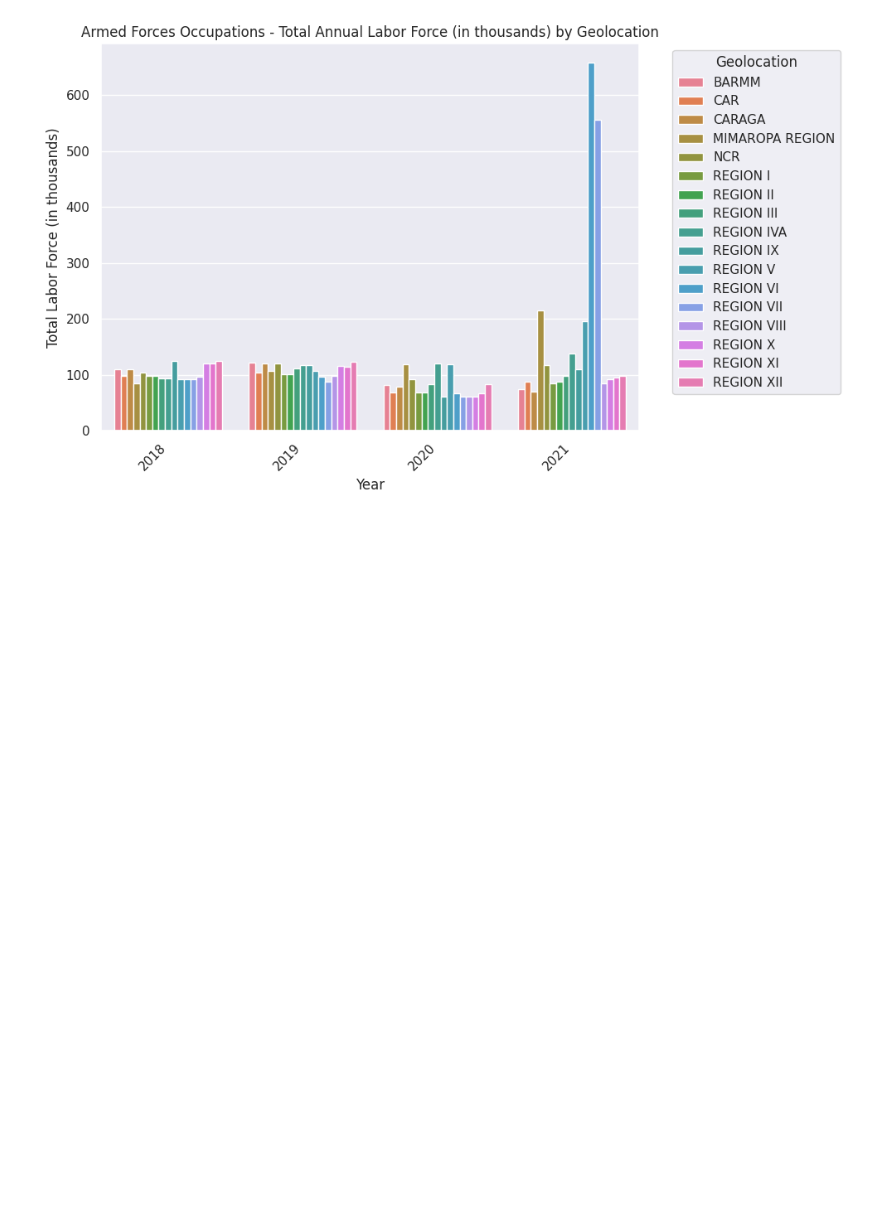
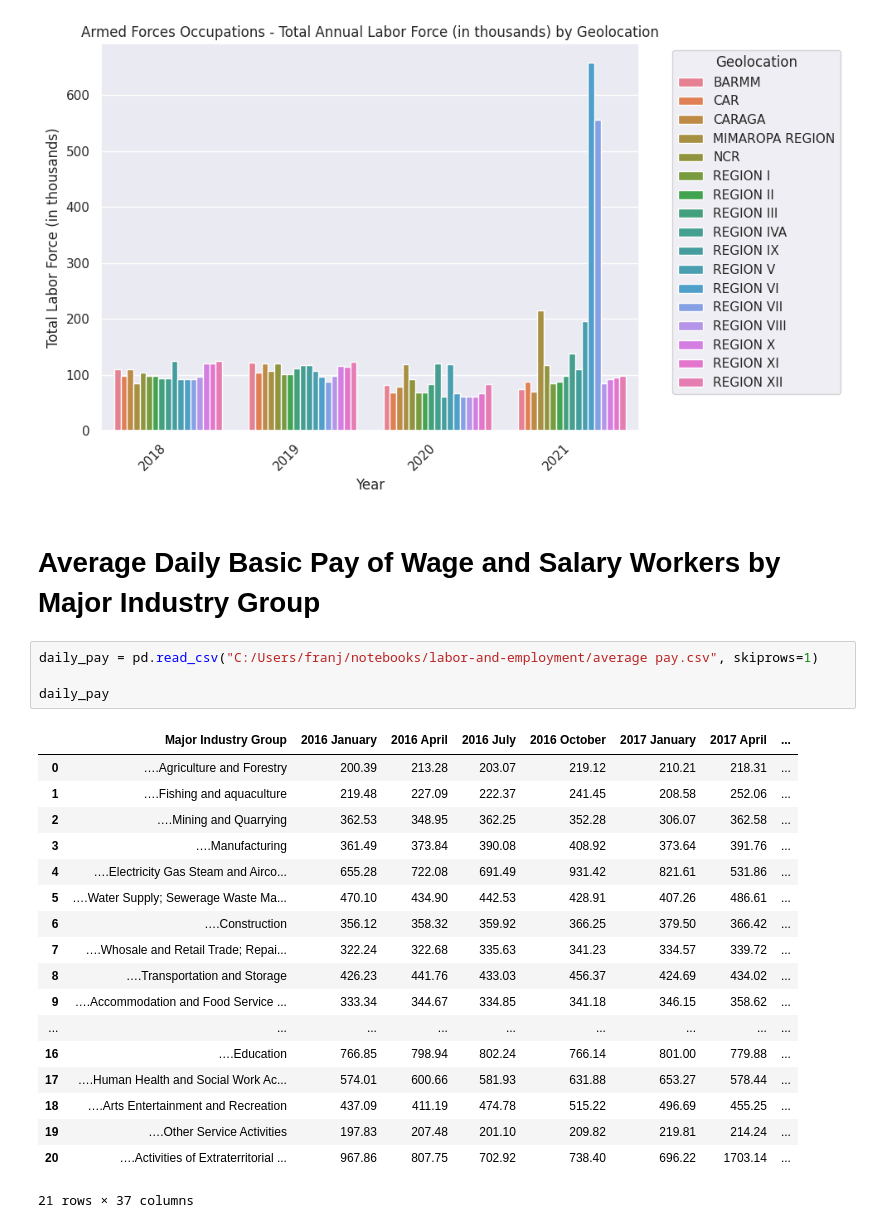
Before and after one commit to glamosky/labor-and-employment, a Jupyter notebook: labor and employment.ipynb, the cells around one changed output. Saved outputs shown, nothing was run; the diff lists cells and outputs as text; blank space fills up the shorter version.

```diff
--- a/labor and employment.ipynb
+++ b/labor and employment.ipynb
@@ -649,3 +652,28 @@ See the caveats in the documentation: https://pandas.pydata.org/pandas-docs/stab
 [figure]
 [figure]
 [figure]
+# %% [markdown]
+# Average Daily Basic Pay of Wage and Salary Workers by Major Industry Group
+# %%
+daily_pay = pd.read_csv("C:/Users/franj/notebooks/labor-and-employment/average pay.csv", skiprows=1)
+
+daily_pay
+# %% [output]
+|  | Major Industry Group | 2016 January | 2016 April | 2016 July | 2016 October | 2017 January | 2017 April | ... |
+| 0 | ….Agriculture and Forestry | 200.39 | 213.28 | 203.07 | 219.12 | 210.21 | 218.31 | ... |
+| 1 | ….Fishing and aquaculture | 219.48 | 227.09 | 222.37 | 241.45 | 208.58 | 252.06 | ... |
+| 2 | ….Mining and Quarrying | 362.53 | 348.95 | 362.25 | 352.28 | 306.07 | 362.58 | ... |
+| 3 | ….Manufacturing | 361.49 | 373.84 | 390.08 | 408.92 | 373.64 | 391.76 | ... |
+| 4 | ….Electricity Gas Steam and Airco... | 655.28 | 722.08 | 691.49 | 931.42 | 821.61 | 531.86 | ... |
+| 5 | ….Water Supply; Sewerage Waste Ma... | 470.10 | 434.90 | 442.53 | 428.91 | 407.26 | 486.61 | ... |
+| 6 | ….Construction | 356.12 | 358.32 | 359.92 | 366.25 | 379.50 | 366.42 | ... |
+| 7 | ….Whosale and Retail Trade; Repai... | 322.24 | 322.68 | 335.63 | 341.23 | 334.57 | 339.72 | ... |
+| 8 | ….Transportation and Storage | 426.23 | 441.76 | 433.03 | 456.37 | 424.69 | 434.02 | ... |
+| 9 | ….Accommodation and Food Service ... | 333.34 | 344.67 | 334.85 | 341.18 | 346.15 | 358.62 | ... |
+| ... | ... | ... | ... | ... | ... | ... | ... | ... |
+| 16 | ….Education | 766.85 | 798.94 | 802.24 | 766.14 | 801.00 | 779.88 | ... |
+| 17 | ….Human Health and Social Work Ac... | 574.01 | 600.66 | 581.93 | 631.88 | 653.27 | 578.44 | ... |
+| 18 | ….Arts Entertainment and Recreation | 437.09 | 411.19 | 474.78 | 515.22 | 496.69 | 455.25 | ... |
+| 19 | ….Other Service Activities | 197.83 | 207.48 | 201.10 | 209.82 | 219.81 | 214.24 | ... |
+| 20 | ….Activities of Extraterritorial ... | 967.86 | 807.75 | 702.92 | 738.40 | 696.22 | 1703.14 | ... |
+21 rows × 37 columns
```
Also changed, not shown: parts of 16 cells of this notebook, 1 other file.
